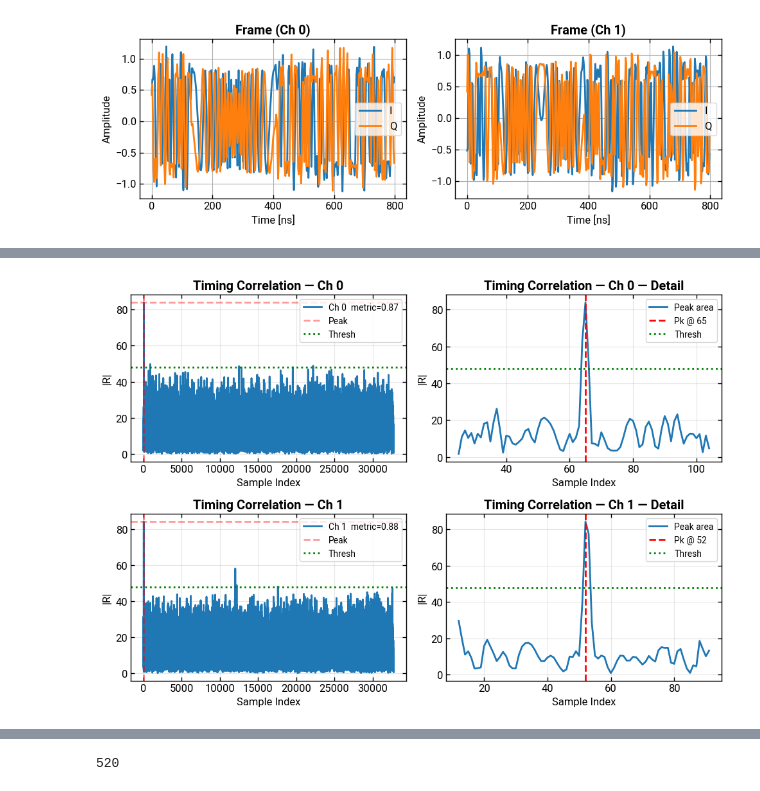
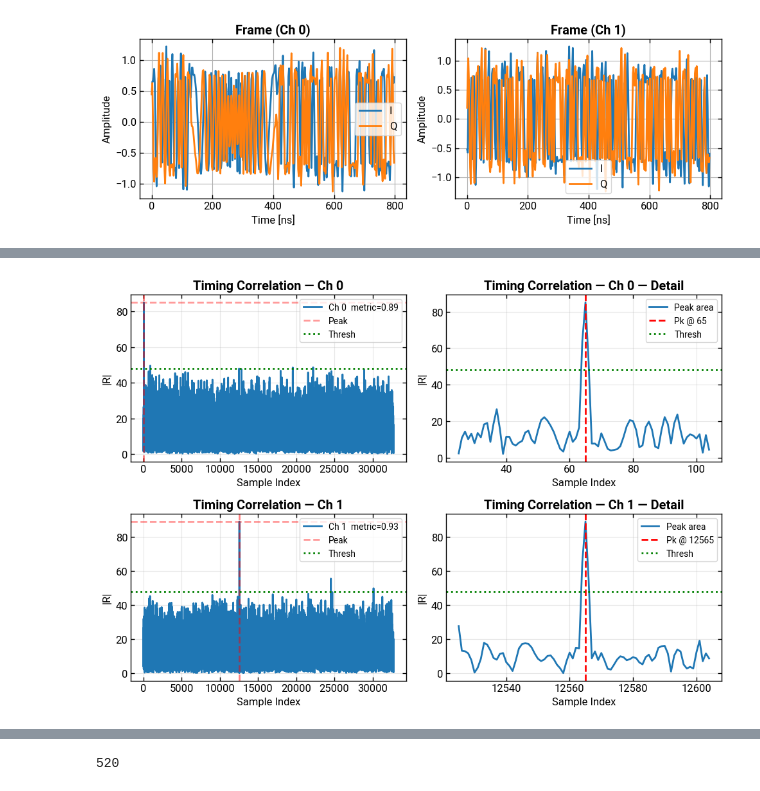
Before and after one commit to lokgar/commstools, a Jupyter notebook: examples/03-frames.ipynb, the cells around one changed output, grey strips where cells are left out. Cells and saved outputs as stored; diff of their text form; code cells hidden in the pictures.

```diff
--- a/examples/03-frames.ipynb
+++ b/examples/03-frames.ipynb
@@ -67,7 +47,7 @@ xp = get_array_module(rxfs.samples)
 
 rxfs.samples = apply_awgn(rxfs.samples, esn0_db=30, sps=rxfs.sps)
 rxfs.samples[0] = xp.roll(rxfs.samples[0], 519, axis=-1)
-rxfs.samples[1] = xp.roll(rxfs.samples[1], 419, axis=-1)
+rxfs.samples[1] = xp.roll(rxfs.samples[1], 100519, axis=-1)
 rxfs.resample(sps_out=2)
 
 rxfs.matched_filter()
@@ -81 +61 @@ fix = estimate_timing(rxfs, p, debug_plot=True, dft_upsample=16)
-[figure, old version]
+[figure, new version]
@@ -83 +63 @@ fix = estimate_timing(rxfs, p, debug_plot=True, dft_upsample=16)
-[figure, old version]
+[figure, new version]
```
Also changed, not shown: parts of 3 cells of this notebook, 2 other files.
